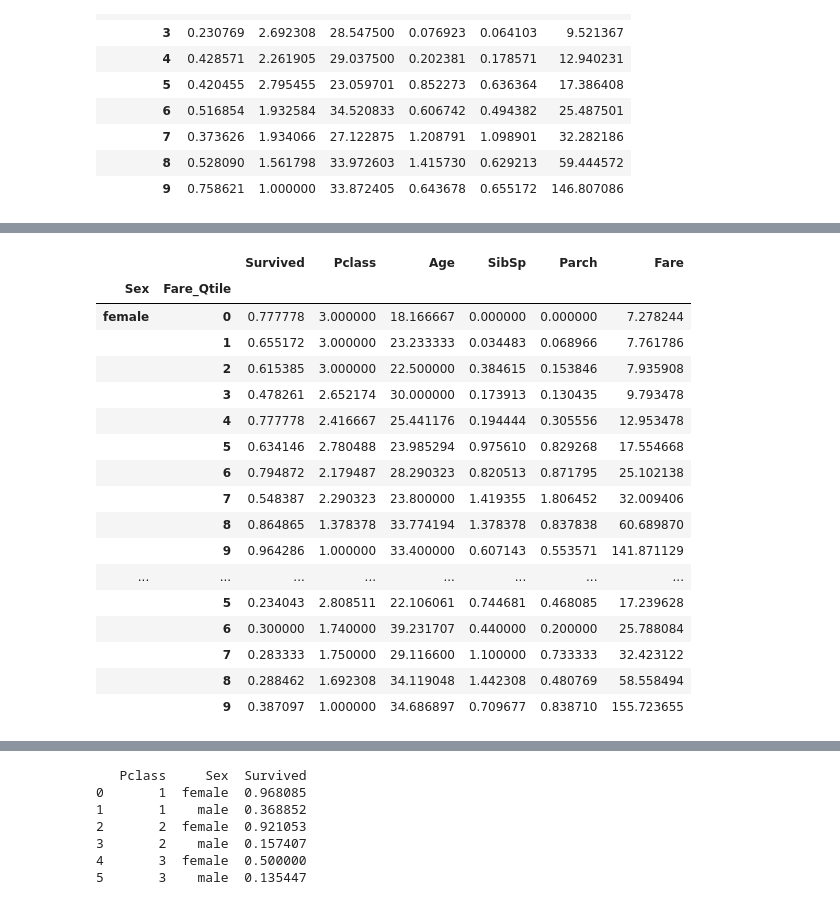
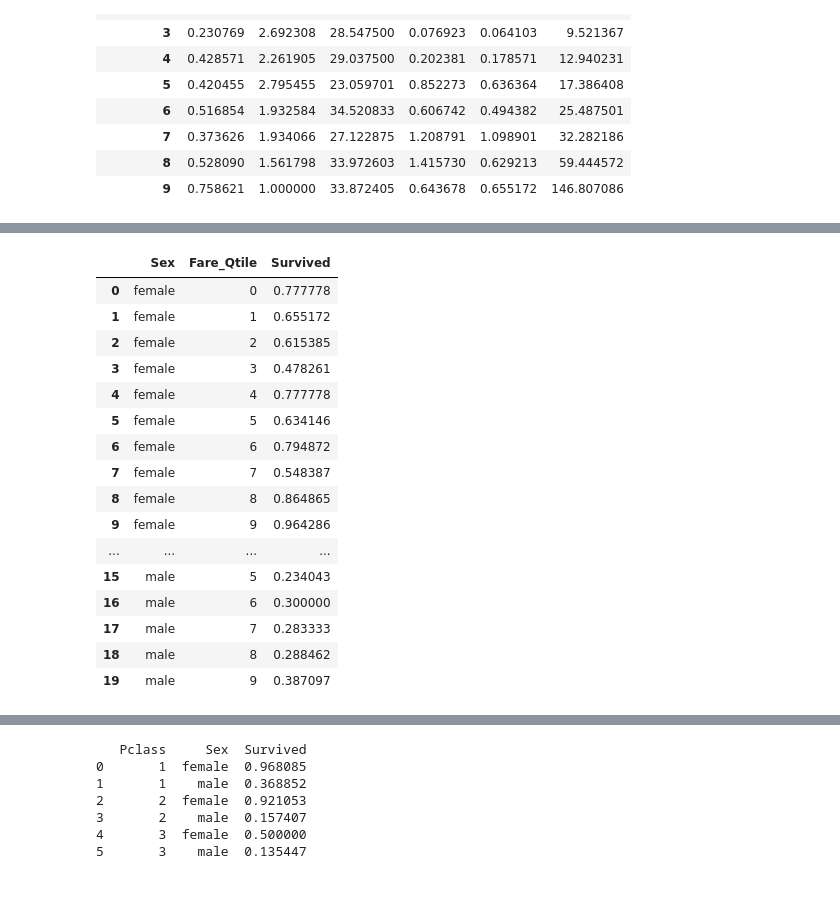
Before and after one commit to muye-wang/Titanic-Tutorial, a Jupyter notebook: Data_Explore.ipynb, the cells around one changed output, grey strips where cells are left out. Saved outputs shown, nothing was run; the diff lists cells and outputs as text; code cells hidden in the pictures.

```diff
--- a/Data_Explore.ipynb
+++ b/Data_Explore.ipynb
@@ -80,24 +100,23 @@ train.groupby('Fare_Qtile').mean()
 # %%
-train.groupby(['Sex','Fare_Qtile']).mean()
+train.groupby(['Sex','Fare_Qtile'])['Survived'].mean().reset_index()
 # %% [output]
-|  |  | Survived | Pclass | Age | SibSp | Parch | Fare |
-| Sex | Fare_Qtile |  |  |  |  |  |  |
-| female | 0 | 0.777778 | 3.000000 | 18.166667 | 0.000000 | 0.000000 | 7.278244 |
-|  | 1 | 0.655172 | 3.000000 | 23.233333 | 0.034483 | 0.068966 | 7.761786 |
-|  | 2 | 0.615385 | 3.000000 | 22.500000 | 0.384615 | 0.153846 | 7.935908 |
-|  | 3 | 0.478261 | 2.652174 | 30.000000 | 0.173913 | 0.130435 | 9.793478 |
-|  | 4 | 0.777778 | 2.416667 | 25.441176 | 0.194444 | 0.305556 | 12.953478 |
-|  | 5 | 0.634146 | 2.780488 | 23.985294 | 0.975610 | 0.829268 | 17.554668 |
-|  | 6 | 0.794872 | 2.179487 | 28.290323 | 0.820513 | 0.871795 | 25.102138 |
-|  | 7 | 0.548387 | 2.290323 | 23.800000 | 1.419355 | 1.806452 | 32.009406 |
-|  | 8 | 0.864865 | 1.378378 | 33.774194 | 1.378378 | 0.837838 | 60.689870 |
-|  | 9 | 0.964286 | 1.000000 | 33.400000 | 0.607143 | 0.553571 | 141.871129 |
-| ... | ... | ... | ... | ... | ... | ... | ... |
-|  | 5 | 0.234043 | 2.808511 | 22.106061 | 0.744681 | 0.468085 | 17.239628 |
-|  | 6 | 0.300000 | 1.740000 | 39.231707 | 0.440000 | 0.200000 | 25.788084 |
-|  | 7 | 0.283333 | 1.750000 | 29.116600 | 1.100000 | 0.733333 | 32.423122 |
-|  | 8 | 0.288462 | 1.692308 | 34.119048 | 1.442308 | 0.480769 | 58.558494 |
-|  | 9 | 0.387097 | 1.000000 | 34.686897 | 0.709677 | 0.838710 | 155.723655 |
+|  | Sex | Fare_Qtile | Survived |
+| 0 | female | 0 | 0.777778 |
+| 1 | female | 1 | 0.655172 |
+| 2 | female | 2 | 0.615385 |
+| 3 | female | 3 | 0.478261 |
+| 4 | female | 4 | 0.777778 |
+| 5 | female | 5 | 0.634146 |
+| 6 | female | 6 | 0.794872 |
+| 7 | female | 7 | 0.548387 |
+| 8 | female | 8 | 0.864865 |
+| 9 | female | 9 | 0.964286 |
+| ... | ... | ... | ... |
+| 15 | male | 5 | 0.234043 |
+| 16 | male | 6 | 0.300000 |
+| 17 | male | 7 | 0.283333 |
+| 18 | male | 8 | 0.288462 |
+| 19 | male | 9 | 0.387097 |
 # %%
 train.head()
 # %% [output]
```
Also changed, not shown: parts of 48 cells of this notebook, 1 other file.
